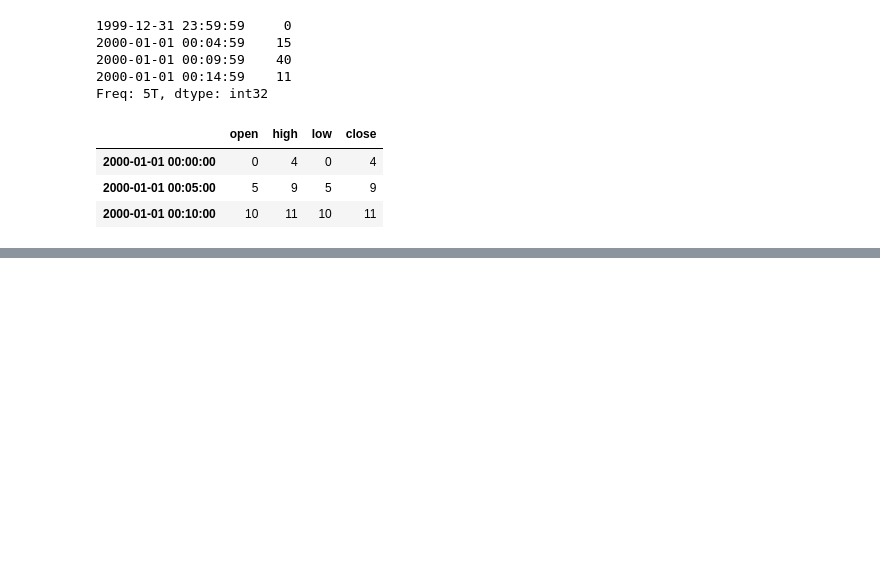
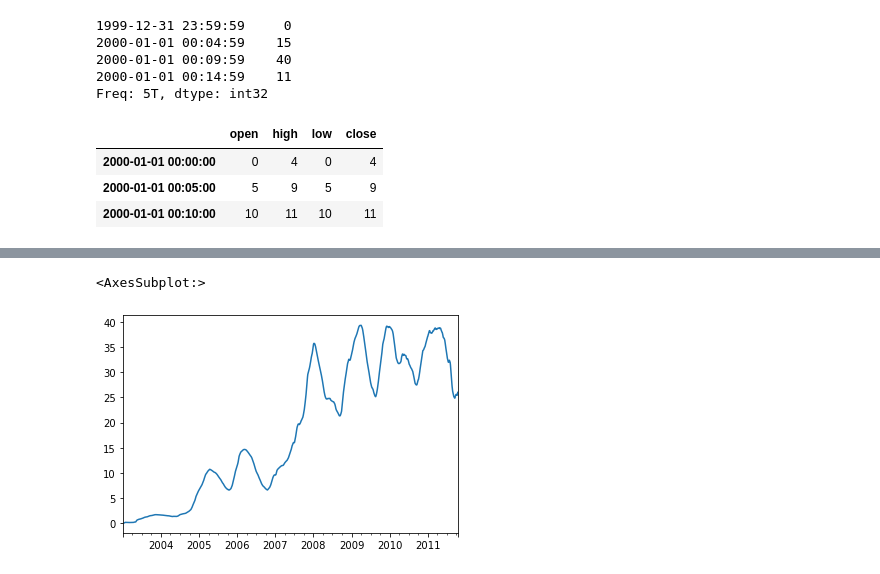
Before and after one commit to ferreiramr/livroPythonForDataAnalysis_WesMcKinney, a Jupyter notebook: chapter11_TimeSeries.ipynb, the cells around one changed output, grey strips where cells are left out. Cells and saved outputs as stored; diff of their text form; code cells hidden in the pictures; blank space fills up the shorter version.

```diff
--- a/chapter11_TimeSeries.ipynb
+++ b/chapter11_TimeSeries.ipynb
@@ -1327,0 +1485,5 @@ ts.resample('5min').ohlc()
+# %%
+appl_std250.plot()
+# %% [output]
+<AxesSubplot:>
+[figure, added]
```
Also changed, not shown: parts of 96 cells of this notebook, 1 other file.
